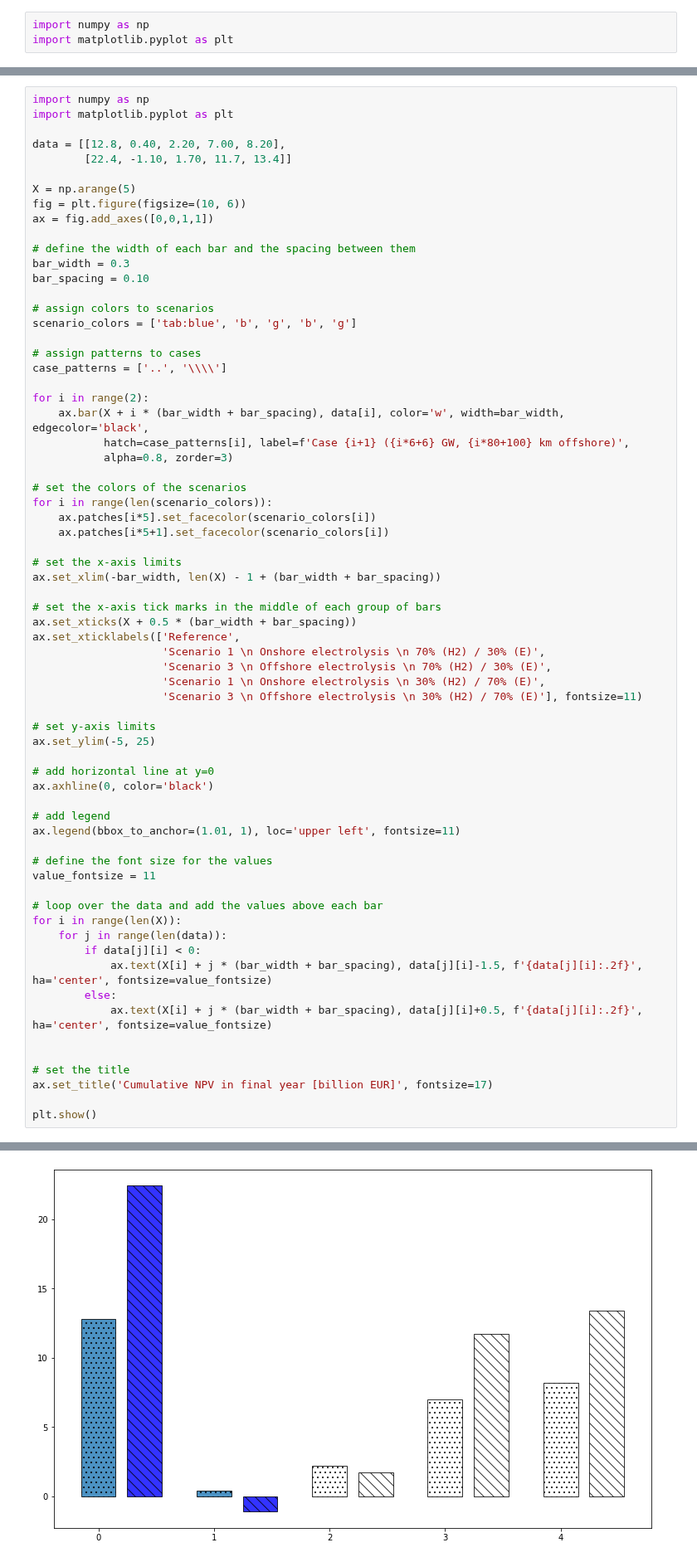
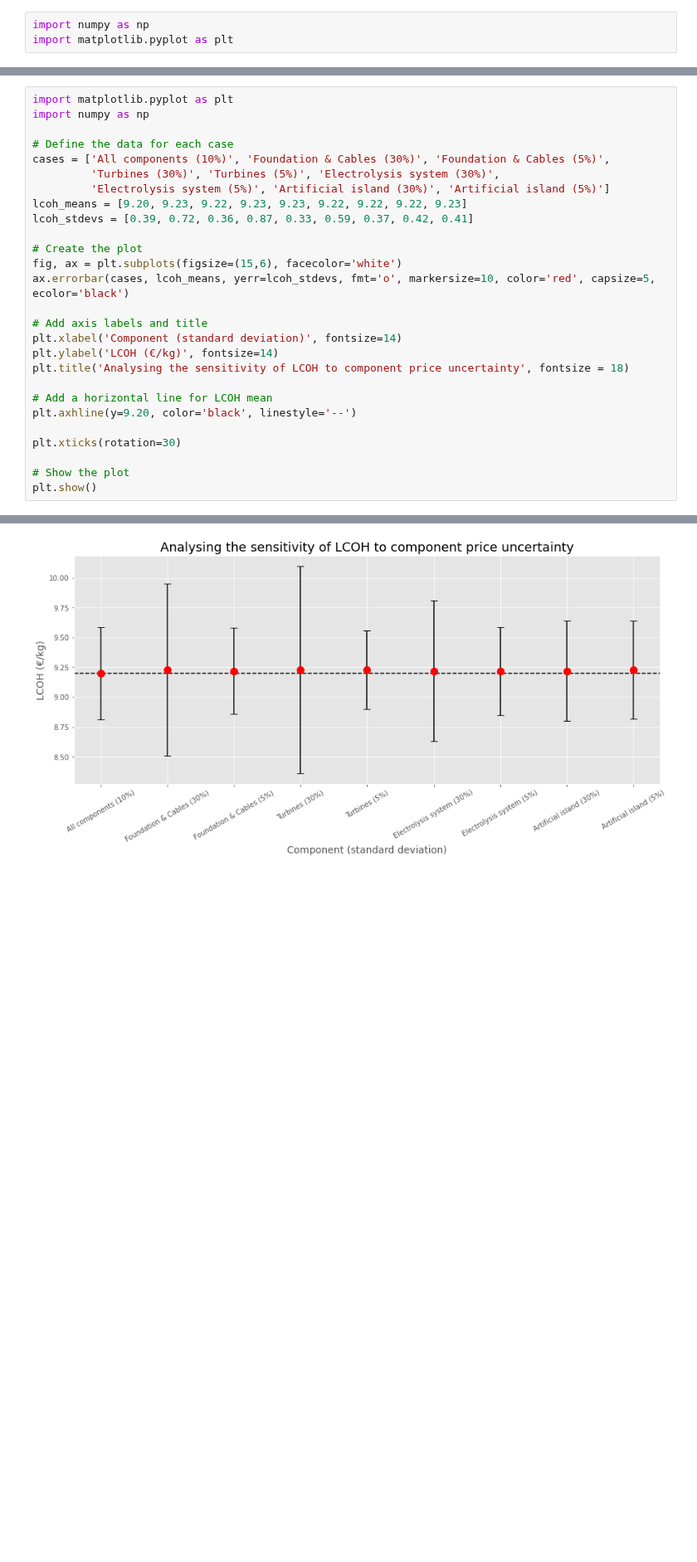
Before and after one commit to VanOord/OpenSCSim, a Jupyter notebook: Results analysis.ipynb, the cells around one changed output, grey strips where cells are left out. Shown at 83% size. Drawn from its saved outputs; the diff is of its cells as text; blank space fills up the shorter version.

```diff
--- a/Results analysis.ipynb
+++ b/Results analysis.ipynb
@@ -268,70 +268,30 @@ plt.show()
 # %% [output]
 [figure]
 # %%
+import matplotlib.pyplot as plt
 import numpy as np
-import matplotlib.pyplot as plt
 
-data = [[12.8, 0.40, 2.20, 7.00, 8.20],
-        [22.4, -1.10, 1.70, 11.7, 13.4]]
+# Define the data for each case
+cases = ['All components (10%)', 'Foundation & Cables (30%)', 'Foundation & Cables (5%)',
+         'Turbines (30%)', 'Turbines (5%)', 'Electrolysis system (30%)',
+         'Electrolysis system (5%)', 'Artificial island (30%)', 'Artificial island (5%)']
+lcoh_means = [9.20, 9.23, 9.22, 9.23, 9.23, 9.22, 9.22, 9.22, 9.23]
+lcoh_stdevs = [0.39, 0.72, 0.36, 0.87, 0.33, 0.59, 0.37, 0.42, 0.41]
 
-X = np.arange(5)
-fig = plt.figure(figsize=(10, 6))
-ax = fig.add_axes([0,0,1,1])
+# Create the plot
+fig, ax = plt.subplots(figsize=(15,6), facecolor='white')
+ax.errorbar(cases, lcoh_means, yerr=lcoh_stdevs, fmt='o', markersize=10, color='red', capsize=5, ecolor='black')
 
-# define the width of each bar and the spacing between them
-bar_width = 0.3
-bar_spacing = 0.10
+# Add axis labels and title
+plt.xlabel('Component (standard deviation)', fontsize=14)
+plt.ylabel('LCOH (€/kg)', fontsize=14)
+plt.title('Analysing the sensitivity of LCOH to component price uncertainty', fontsize = 18)
 
-# assign colors to scenarios
-scenario_colors = ['tab:blue', 'b', 'g', 'b', 'g']
+# Add a horizontal line for LCOH mean
+plt.axhline(y=9.20, color='black', linestyle='--')
 
-# assign patterns to cases
-case_patterns = ['..', '\\\\']
+plt.xticks(rotation=30)
 
-for i in range(2):
-    ax.bar(X + i * (bar_width + bar_spacing), data[i], color='w', width=bar_width, edgecolor='black',
-           hatch=case_patterns[i], label=f'Case {i+1} ({i*6+6} GW, {i*80+100} km offshore)',
-           alpha=0.8, zorder=3)
-
-# set the colors of the scenarios
-for i in range(len(scenario_colors)):
-    ax.patches[i*5].set_facecolor(scenario_colors[i])
-    ax.patches[i*5+1].set_facecolor(scenario_colors[i])
-
-# set the x-axis limits
-ax.set_xlim(-bar_width, len(X) - 1 + (bar_width + bar_spacing))
-
-# set the x-axis tick marks in the middle of each group of bars
-ax.set_xticks(X + 0.5 * (bar_width + bar_spacing))
-ax.set_xticklabels(['Reference',
-                    'Scenario 1 \n Onshore electrolysis \n 70% (H2) / 30% (E)',
-                    'Scenario 3 \n Offshore electrolysis \n 70% (H2) / 30% (E)',
-                    'Scenario 1 \n Onshore electrolysis \n 30% (H2) / 70% (E)',
-                    'Scenario 3 \n Offshore electrolysis \n 30% (H2) / 70% (E)'], fontsize=11)
-
-# set y-axis limits
-ax.set_ylim(-5, 25)
-
-# add horizontal line at y=0
-ax.axhline(0, color='black')
-
-# add legend
-ax.legend(bbox_to_anchor=(1.01, 1), loc='upper left', fontsize=11)
-
-# define the font size for the values
-value_fontsize = 11
-
-# loop over the data and add the values above each bar
-for i in range(len(X)):
-    for j in range(len(data)):
-        if data[j][i] < 0:
-            ax.text(X[i] + j * (bar_width + bar_spacing), data[j][i]-1.5, f'{data[j][i]:.2f}', ha='center', fontsize=value_fontsize)
-        else:
-            ax.text(X[i] + j * (bar_width + bar_spacing), data[j][i]+0.5, f'{data[j][i]:.2f}', ha='center', fontsize=value_fontsize)
-
-
-# set the title
-ax.set_title('Cumulative NPV in final year [billion EUR]', fontsize=17)
-
+# Show the plot
 plt.show()
 # %% [output]
@@ -339 +298 @@ IndexError: list index out of range
-[figure, old version]
+[figure, new version]
```
Also changed, not shown: parts of 2 cells of this notebook, 1 other file.
